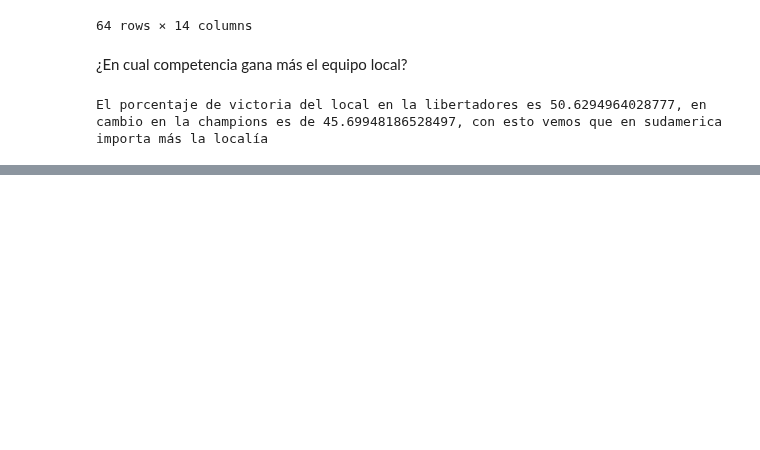
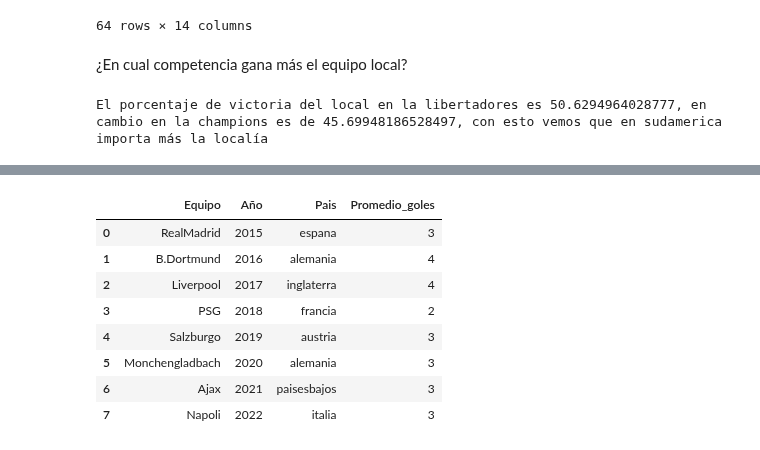
Before and after one commit to ThareauB/Proyecto-libertadores, a Jupyter notebook: proyecto_lib_ y_champ.ipynb, the cells around one changed output, grey strips where cells are left out. Saved outputs shown, nothing was run; the diff lists cells and outputs as text; code cells hidden in the pictures; blank space fills up the shorter version.

```diff
--- a/proyecto_lib_ y_champ.ipynb
+++ b/proyecto_lib_ y_champ.ipynb
@@ -891,0 +959,13 @@ El porcentaje de victoria del local en la libertadores es 50.6294964028777, en c
+# %%
+mejores_cham = pd.concat(lista_mejores2, join='outer', ignore_index=True)
+mejores_cham
+# %% [output]
+|  | Equipo | Año | Pais | Promedio_goles |
+| 0 | RealMadrid | 2015 | espana | 3 |
+| 1 | B.Dortmund | 2016 | alemania | 4 |
+| 2 | Liverpool | 2017 | inglaterra | 4 |
+| 3 | PSG | 2018 | francia | 2 |
+| 4 | Salzburgo | 2019 | austria | 3 |
+| 5 | Monchengladbach | 2020 | alemania | 3 |
+| 6 | Ajax | 2021 | paisesbajos | 3 |
+| 7 | Napoli | 2022 | italia | 3 |
```
Also changed, not shown: parts of 17 cells of this notebook.
